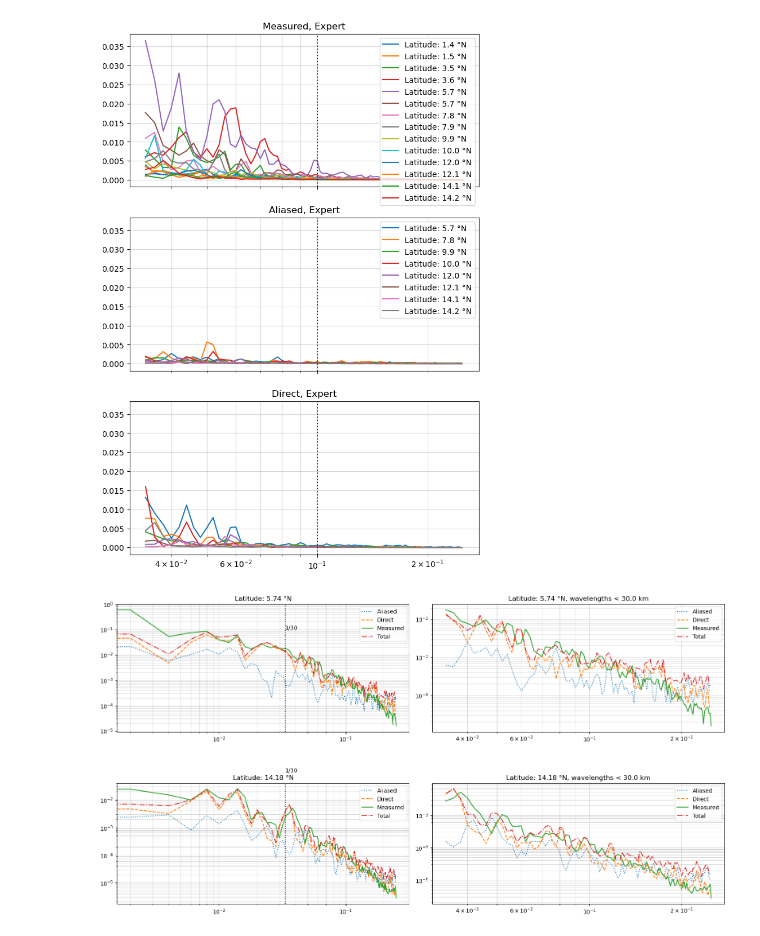
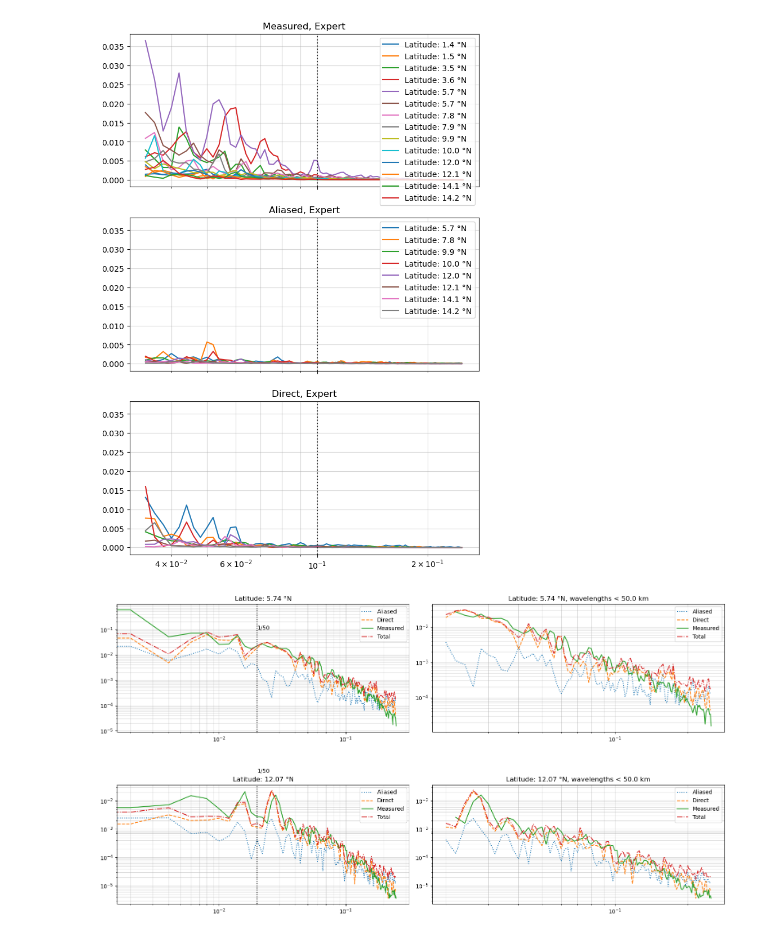
Before and after one commit to zcasparco/SWOT_UHH, a Jupyter notebook: dev/Unsmoothed_to_Expert_aliasing-Copy1.ipynb, the cells around one changed output. Saved outputs shown, nothing was run; the diff lists cells and outputs as text; code cells hidden in the pictures.

```diff
--- a/dev/Unsmoothed_to_Expert_aliasing-Copy1.ipynb
+++ b/dev/Unsmoothed_to_Expert_aliasing-Copy1.ipynb
@@ -103,7 +103,7 @@ def run_one_file(filepath):
             dx2_native_km=DX2_NATIVE_KM,
             dx1_expert_km=DX1_EXPERT_KM,
             dx2_expert_km=DX2_EXPERT_KM,
-            hret=HRET,
+            hret=False,
             ssh_var=SSH_VAR,
             full_direct=FULL_DIRECT,
             lat_min = LAT_MIN,
@@ -615,11 +641,11 @@ fig.tight_layout()
 # %%
-kmin,kmax=1/30,1/10
+kmin,kmax=1/50,1/10
 fig, axs = plt.subplots(1,2,figsize=(12,5))
 _ds = flagged.sel(wavenumber=slice(kmin,kmax))
 axs[0].scatter(_ds.lat_mean,(_ds.direct_psd.integrate('wavenumber')-_ds.aliased_psd.integrate('wavenumber')) / _ds.direct_psd.integrate('wavenumber'))
 axs[1].scatter(_ds.lat_mean,(_ds.aliased_psd.integrate('wavenumber')) / _ds.total_psd.integrate('wavenumber'))
 axs[0].axhline(-1.0,c='k')
-axs[1].axhline(0.15,c='r')
+axs[1].axhline(0.25,c='r')
 axs[1].axhline(0.85,c='k')
 
 lat_aliased = [l for l in _ds.where((_ds.direct_psd.integrate('wavenumber')-_ds.aliased_psd.integrate('wavenumber')
@@ -633,7 +659,7 @@ lat_direct = [l for l in _ds.where((_ds.aliased_psd.integrate('wavenumber')
 #                                    ) / _ds.total_psd.integrate('wavenumber') > 0.85, drop=True
 #                                   ).lat_mean.values]
 
-fig,ax = plt.subplots(figsize=(14,7),subplot_kw={'projection':ccrs.Robinson()})
+fig,ax = plt.subplots(figsize=(7,7),subplot_kw={'projection':ccrs.Robinson()})
 ax.set_global()
 ax.add_feature(cfeature.LAND,facecolor="0.9",edgecolor="none")
 ax.add_feature(cfeature.COASTLINE,linewidth=0.6)
@@ -660,11 +686,12 @@ for l in lat_aliased:
 for l in lat_direct:
     #ax.plot([60,65], [l,l], transform=ccrs.PlateCarree(),c='r') #Mascarene SE
     #ax.plot([45,55], [l,l], transform=ccrs.PlateCarree(),c='r') #Mascarene NW
-    ax.plot([-45,-35], [l,l], transform=ccrs.PlateCarree(),c='r') #Amazon
+    ax.plot([-46,-35], [l,l], transform=ccrs.PlateCarree(),c='r') #Amazon
 
 #ax.set_extent([61,64,-22,-10], crs=ccrs.PlateCarree())  #Mascarene SE
 #ax.set_extent([45,55,-22,10], crs=ccrs.PlateCarree())  #Mascarene NW
-ax.set_extent([-45,-35,-5,20], crs=ccrs.PlateCarree())   #Amazon
+#
+ax.set_extent([-46,-40,-5,20], crs=ccrs.PlateCarree())   #Amazon
 
 plt.show()
 # %% [output]
@@ -765,6 +792,7 @@ Text(0.5, 1.0, 'Direct, Expert')
 [figure]
 # %%
 dlat = 0.01
+kmin = 1/50
 for l in lat_aliased:
     if l>=lmin and l<=lmax:
         ds_lat = flagged.where(flagged.lat_mean==l,drop=True)
@@ -775,8 +803,8 @@ for l in lat_aliased:
         ax.loglog(ds_lat.wavenumber, ds_lat.direct_psd[0,:],ls='--',label='Direct')
         ax.loglog(ds_lat_ex.wavenumber, ds_lat_ex.psd[0,:],ls='-',label='Measured')
         ax.loglog(ds_lat.wavenumber, ds_lat.total_psd[0,:],ls='-.',label='Total')
-        ax.axvline(1/30,ls=':',c='k');
-        ax.text(1/30,1e-1,'1/30')
+        ax.axvline(1/50,ls=':',c='k');
+        ax.text(1/50,1e-1,'1/50')
         ax=axs[1]
         ax.loglog(ds_lat.sel(wavenumber=slice(kmin,None)).wavenumber, ds_lat.sel(wavenumber=slice(kmin,None)).aliased_psd[0,:]
                   ,ls=':',label='Aliased')
@@ -786,37 +814,38 @@ for l in lat_aliased:
                   ,ls='-',label='Measured')
         ax.loglog(ds_lat.sel(wavenumber=slice(kmin,None)).wavenumber, ds_lat.sel(wavenumber=slice(kmin,None)).total_psd[0,:]
                   ,ls='-.',label='Total')
+        ax.set_xlim(kmin,None)
         for ax in axs:
             ax.legend();ax.grid(True,which='both',alpha=0.5)
             ax.set_title(f'Latitude: {l:.2f} °N');
         fig.tight_layout()
 
 for l in lat_direct:
     if l>=lmin and l<=lmax:
         ds_lat = flagged.where(flagged.lat_mean==l,drop=True)
         ds_lat_ex = ds_segments_expert.where((_ds_ex.lat_mean<=l+dlat) & (_ds_ex.lat_mean>=l-dlat),drop=True)
         fig, axs = plt.subplots(1,2,figsize=(16,4),sharey=False)
         ax=axs[0]
         ax.loglog(ds_lat.wavenumber, ds_lat.aliased_psd[0,:],ls=':',label='Aliased')
         ax.loglog(ds_lat.wavenumber, ds_lat.direct_psd[0,:],ls='--',label='Direct')
         ax.loglog(ds_lat_ex.wavenumber, ds_lat_ex.psd[0,:],ls='-',label='Measured')
         ax.loglog(ds_lat.wavenumber, ds_lat.total_psd[0,:],ls='-.',label='Total')
-        ax.axvline(1/30,ls=':',c='k');
-        ax.text(1/30,1e-1,'1/30')
+        ax.axvline(1/50,ls=':',c='k');
+        ax.text(1/50,1e-1,'1/50')
         ax=axs[1]
         ax.loglog(ds_lat.sel(wavenumber=slice(kmin,None)).wavenumber, ds_lat.sel(wavenumber=slice(kmin,None)).aliased_psd[0,:]
                   ,ls=':',label='Aliased')
         ax.loglog(ds_lat.sel(wavenumber=slice(kmin,None)).wavenumber, ds_lat.sel(wavenumber=slice(kmin,None)).direct_psd[0,:]
                   ,ls='--',label='Direct')
         ax.loglog(ds_lat_ex.sel(wavenumber=slice(kmin,None)).wavenumber, ds_lat_ex.sel(wavenumber=slice(kmin,None)).psd[0,:]
                   ,ls='-',label='Measured')
         ax.loglog(ds_lat.sel(wavenumber=slice(kmin,None)).wavenumber, ds_lat.sel(wavenumber=slice(kmin,None)).total_psd[0,:]
                   ,ls='-.',label='Total')
         for ax in axs:
             ax.legend();ax.grid(True,which='both',alpha=0.5)
         axs[1].set_title(f'Latitude: {l:.2f} °N, wavelengths < {1/kmin:.1f} km');
         axs[0].set_title(f'Latitude: {l:.2f} °N');
         fig.tight_layout()
 # %% [output]
-[figure, old version]
+[figure, new version]
-[figure, old version]
+[figure, new version]
```
Also changed, not shown: parts of 5 cells of this notebook, 1 other file.
